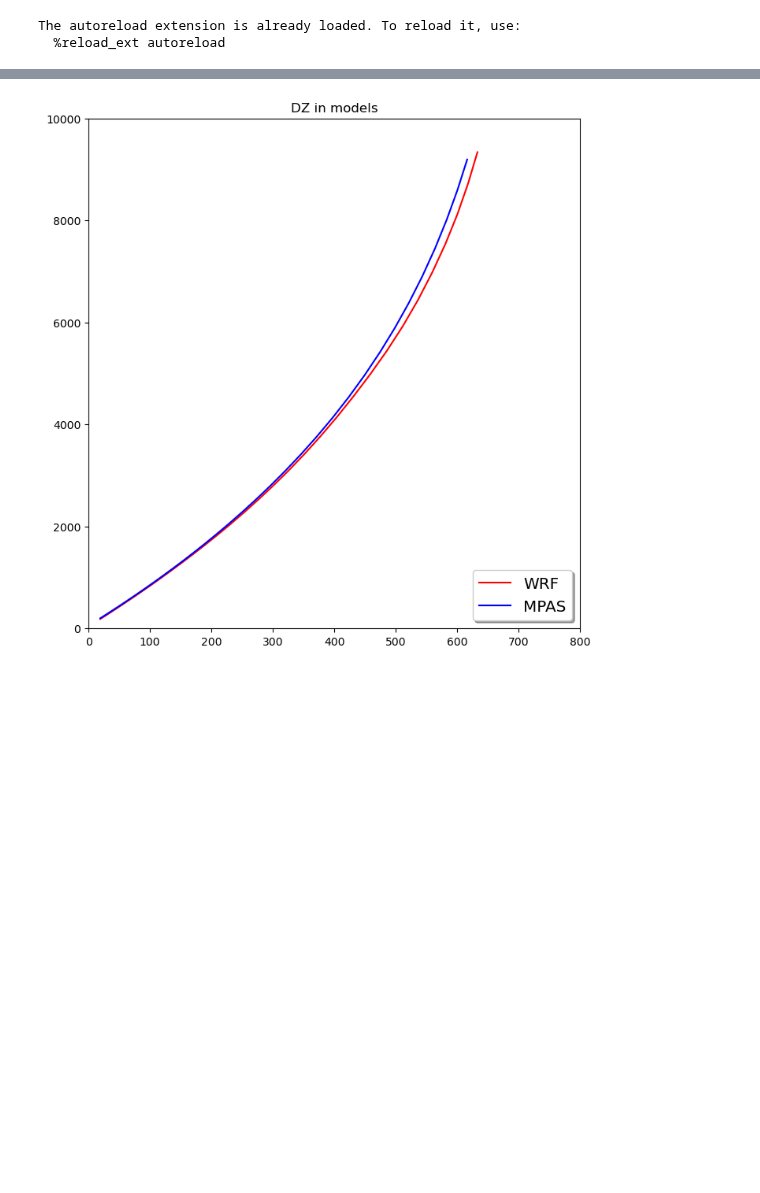
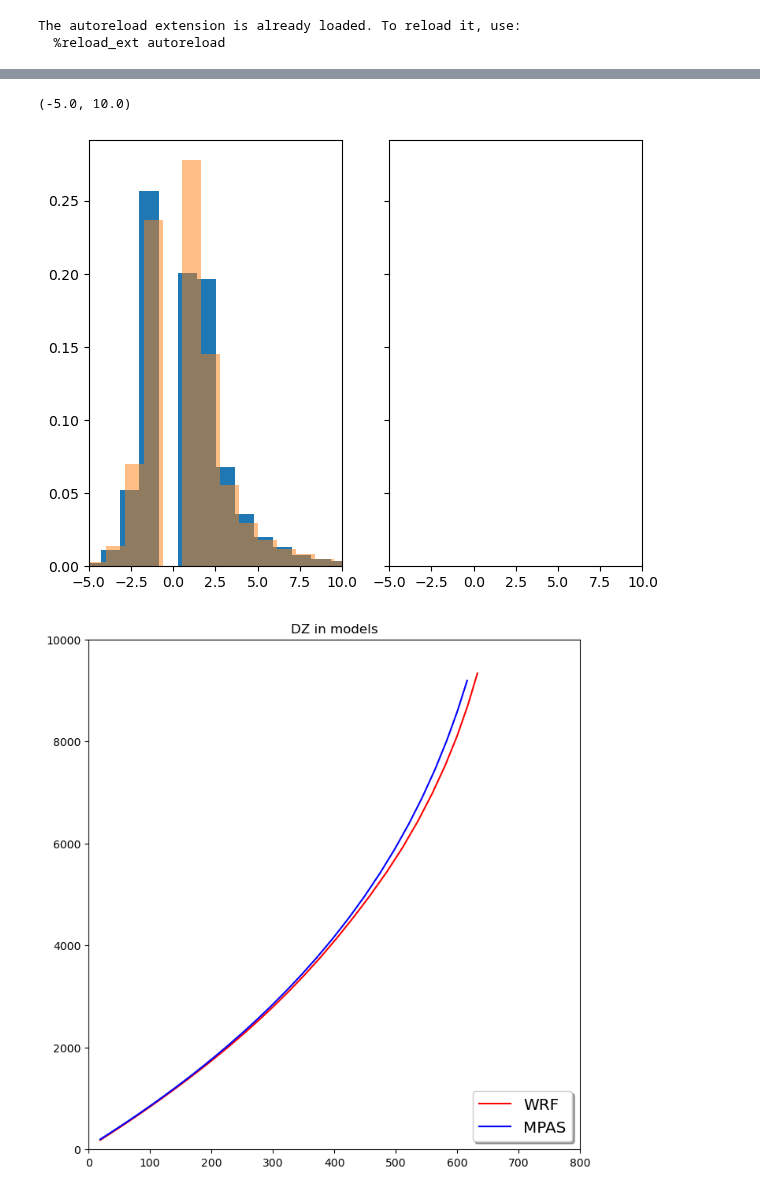
Before and after one commit to louiswicker/CAM_analysis_tools, a Jupyter notebook: real_cases/plot_WRF_History.ipynb, the cells around one changed output, grey strips where cells are left out. Saved outputs shown, nothing was run; the diff lists cells and outputs as text; code cells hidden in the pictures; blank space fills up the shorter version.

```diff
--- a/real_cases/plot_WRF_History.ipynb
+++ b/real_cases/plot_WRF_History.ipynb
@@ -110,3 +112,14 @@ Text(0.5, 0.98, 'W distributions')
+# %%
+fig, ax = plt.subplots(1,2, sharey=True, tight_layout=True)
+
+ax[0].hist(w1_min, bins=30, density=True)
+
+ax[0].hist(w0_min, bins=30, alpha=0.5, density=True)
+ax[0].set_xlim(-5,10)
+ax[1].set_xlim(-5,10)
+# %% [output]
+(-5.0, 10.0)
+[figure, added]
 # %%
 fig, ax = plt.subplots(1,1, constrained_layout=True,figsize=(7,7))
 
```
Also changed, not shown: parts of 6 cells of this notebook, 2 other files.
